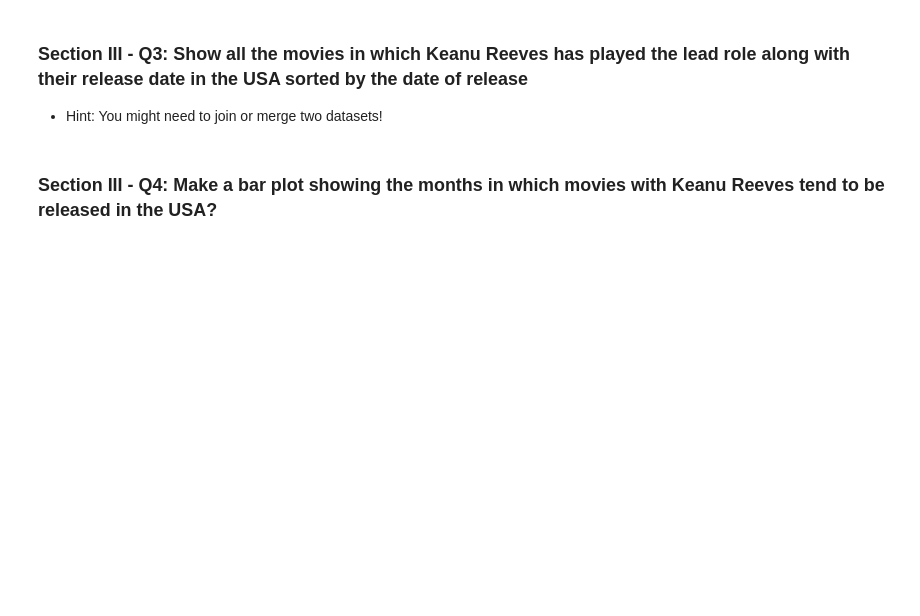
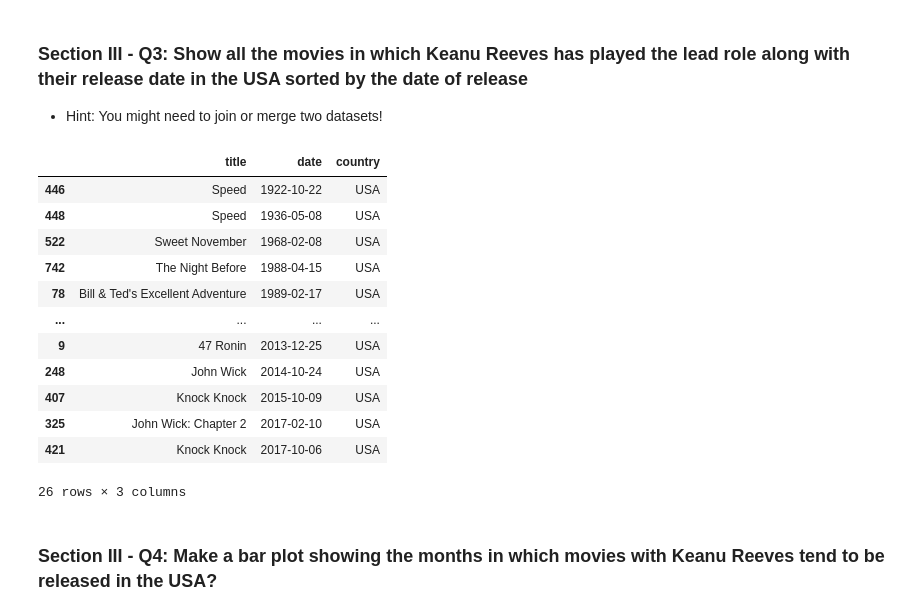
Before and after one commit to AndreyMLbootcamp/mec-mini-projects, a Jupyter notebook: mec-5.3.10-data-wranging-with-pandas-mini-project/Mini_Project_Data_Wrangling_Pandas.ipynb, the cells around one changed output. Cells and saved outputs as stored; diff of their text form; code cells hidden in the pictures; blank space fills up the shorter version.

```diff
--- a/mec-5.3.10-data-wranging-with-pandas-mini-project/Mini_Project_Data_Wrangling_Pandas.ipynb
+++ b/mec-5.3.10-data-wranging-with-pandas-mini-project/Mini_Project_Data_Wrangling_Pandas.ipynb
@@ -626,5 +641,25 @@ christmas.date.dt.month.value_counts().sort_index().plot(kind='bar')
 # %% [markdown]
 ### Section III - Q3: Show all the movies in which Keanu Reeves has played the lead role along with their   release date in the USA sorted by the date of release
 - Hint: You might need to join or merge two datasets!
+# %%
+keanu_1 = cast[(cast['name'] == 'Keanu Reeves') & (cast['n'] == 1)]
+merged = keanu_1.merge(release_dates, on='title', how='left', suffixes=('_keanu', '_release'))
+merged = merged[merged['country'] == 'USA'].sort_values('date')[['title','date', 'country']]
+keanu_1.sort_values('year')
+merged
+# %% [output]
+|  | title | date | country |
+| 446 | Speed | 1922-10-22 | USA |
+| 448 | Speed | 1936-05-08 | USA |
+| 522 | Sweet November | 1968-02-08 | USA |
+| 742 | The Night Before | 1988-04-15 | USA |
+| 78 | Bill & Ted's Excellent Adventure | 1989-02-17 | USA |
+| ... | ... | ... | ... |
+| 9 | 47 Ronin | 2013-12-25 | USA |
+| 248 | John Wick | 2014-10-24 | USA |
+| 407 | Knock Knock | 2015-10-09 | USA |
+| 325 | John Wick: Chapter 2 | 2017-02-10 | USA |
+| 421 | Knock Knock | 2017-10-06 | USA |
+26 rows × 3 columns
 # %% [markdown]
 ### Section III - Q4: Make a bar plot showing the months in which movies with Keanu Reeves tend to be released in the USA?
```
Also changed, not shown: parts of 5 cells of this notebook.
